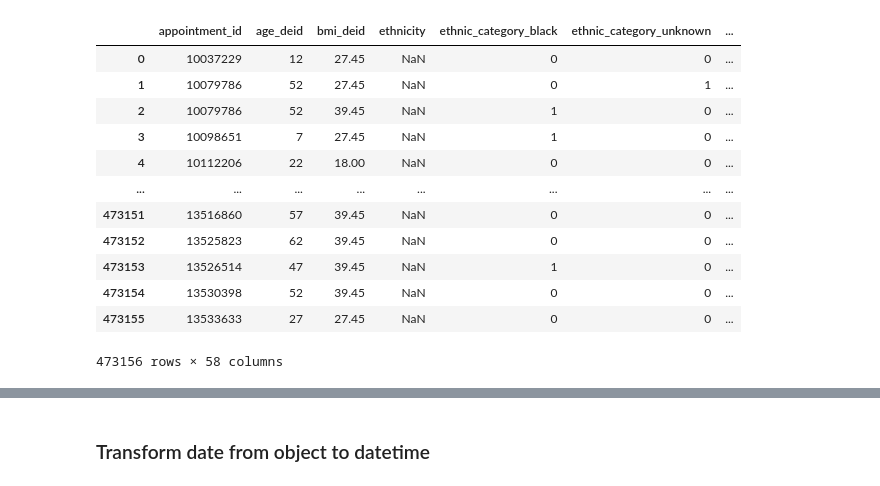
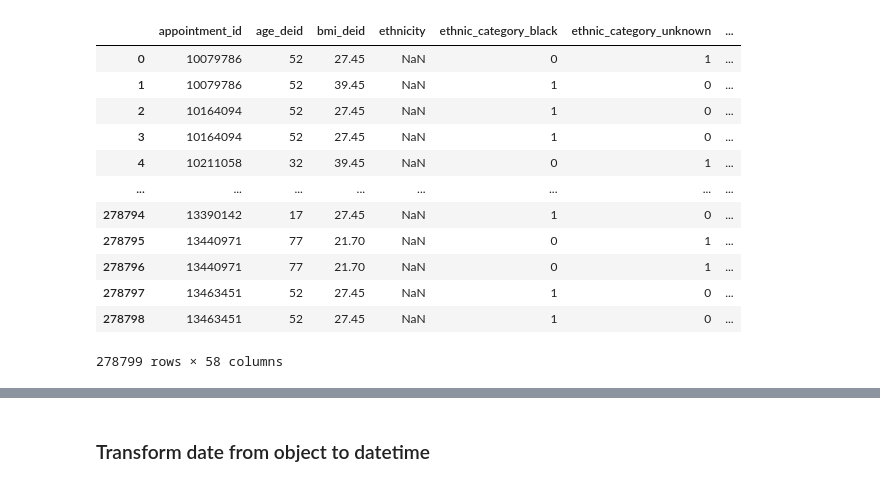
Before and after one commit to hallucinojenlee/hds_dna, a Jupyter notebook: scripts/transform_data_historic_appts.ipynb, the cells around one changed output, grey strips where cells are left out. Drawn from its saved outputs; the diff is of its cells as text; code cells hidden in the pictures.

Commit message:
created initial_data_processing to update workflow

```diff
--- a/scripts/transform_data_historic_appts.ipynb
+++ b/scripts/transform_data_historic_appts.ipynb
@@ -3,19 +3,19 @@ import pandas as pd
 from sklearn import preprocessing
 # %%
 # Import raw data
-data = pd.read_csv("../de_id_data_v2_6.6.2024.csv")
+data = pd.read_csv('../historic_appts_raw.csv')
 data
 # %% [output]
 |  | appointment_id | age_deid | bmi_deid | ethnicity | ethnic_category_black | ethnic_category_unknown | ... |
-| 0 | 10037229 | 12 | 27.45 | NaN | 0 | 0 | ... |
-| 1 | 10079786 | 52 | 27.45 | NaN | 0 | 1 | ... |
-| 2 | 10079786 | 52 | 39.45 | NaN | 1 | 0 | ... |
-| 3 | 10098651 | 7 | 27.45 | NaN | 1 | 0 | ... |
-| 4 | 10112206 | 22 | 18.00 | NaN | 0 | 0 | ... |
+| 0 | 10079786 | 52 | 27.45 | NaN | 0 | 1 | ... |
+| 1 | 10079786 | 52 | 39.45 | NaN | 1 | 0 | ... |
+| 2 | 10164094 | 52 | 27.45 | NaN | 1 | 0 | ... |
+| 3 | 10164094 | 52 | 27.45 | NaN | 1 | 0 | ... |
+| 4 | 10211058 | 32 | 39.45 | NaN | 0 | 1 | ... |
 | ... | ... | ... | ... | ... | ... | ... | ... |
-| 473151 | 13516860 | 57 | 39.45 | NaN | 0 | 0 | ... |
-| 473152 | 13525823 | 62 | 39.45 | NaN | 0 | 0 | ... |
-| 473153 | 13526514 | 47 | 39.45 | NaN | 1 | 0 | ... |
-| 473154 | 13530398 | 52 | 39.45 | NaN | 0 | 0 | ... |
-| 473155 | 13533633 | 27 | 27.45 | NaN | 0 | 0 | ... |
+| 278794 | 13390142 | 17 | 27.45 | NaN | 1 | 0 | ... |
+| 278795 | 13440971 | 77 | 21.70 | NaN | 0 | 1 | ... |
+| 278796 | 13440971 | 77 | 21.70 | NaN | 0 | 1 | ... |
+| 278797 | 13463451 | 52 | 27.45 | NaN | 1 | 0 | ... |
+| 278798 | 13463451 | 52 | 27.45 | NaN | 1 | 0 | ... |
-473156 rows × 58 columns
+278799 rows × 58 columns
```
Also changed, not shown: parts of 19 cells of this notebook, 3 other files.
